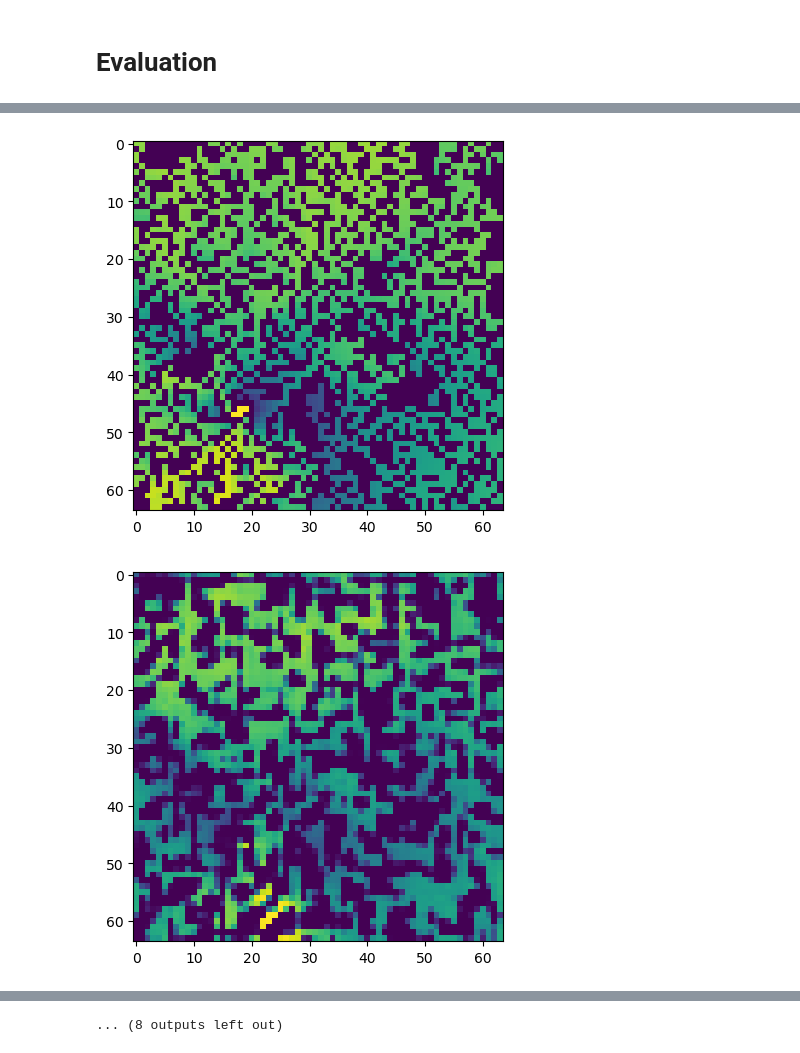
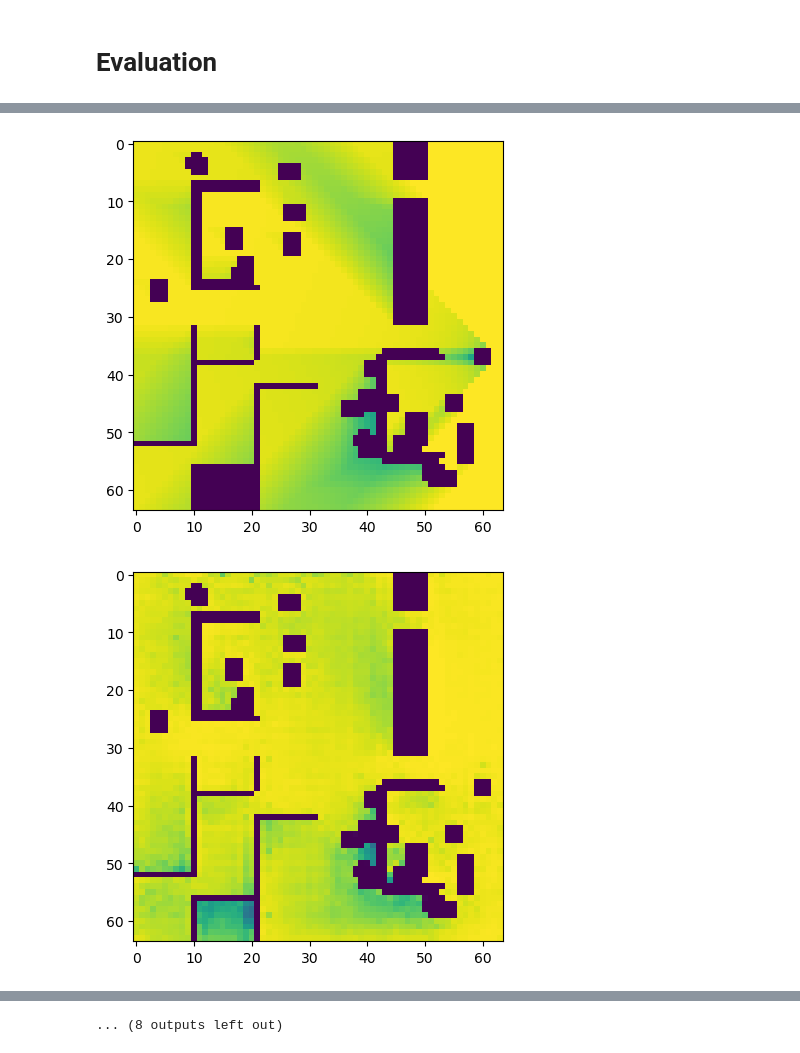
Before and after one commit to DrozdovDan/HS_HW_TransPath, a Jupyter notebook: workflow_cf_test.ipynb, the cells around one changed output, grey strips where cells are left out. Saved outputs shown, nothing was run; the diff lists cells and outputs as text; code cells hidden in the pictures.

Commit message:
alex 200 platinum

```diff
--- a/workflow_cf_test.ipynb
+++ b/workflow_cf_test.ipynb
@@ -533,7 +536,7 @@ torch.save(model.state_dict(), f'{weights_dir}/model_{timestr}')
 # %% [markdown]
 # Evaluation
 # %%
-model_path = './weights/platinum_cf_model'
+model_path = './weights/platinum_alex_200_cf_model'
 indices = [0, 10, 20, 30, 40, 50, 60, 70, 80, 90]
 
 eval_model = TransPathModel().to(torch.device(f'{accelerator}:{devices[-1]}'))
@@ -572,7 +575,7 @@ cuda:5 cuda:5
 ... (9 outputs left out)
 # %%
 my_test_data = GridData(
-        path=f'./TransPath_AlekSet/test',
+        path=f'./TransPath_data/test',
         mode=mode
     )[indices]
 
@@ -599,2 +602,2 @@ for i in range(len(indices)):
-[figure, old version]
+[figure, new version]
-[figure, old version]
+[figure, new version]
```
Also changed, not shown: parts of 5 cells of this notebook, 8 other files.
